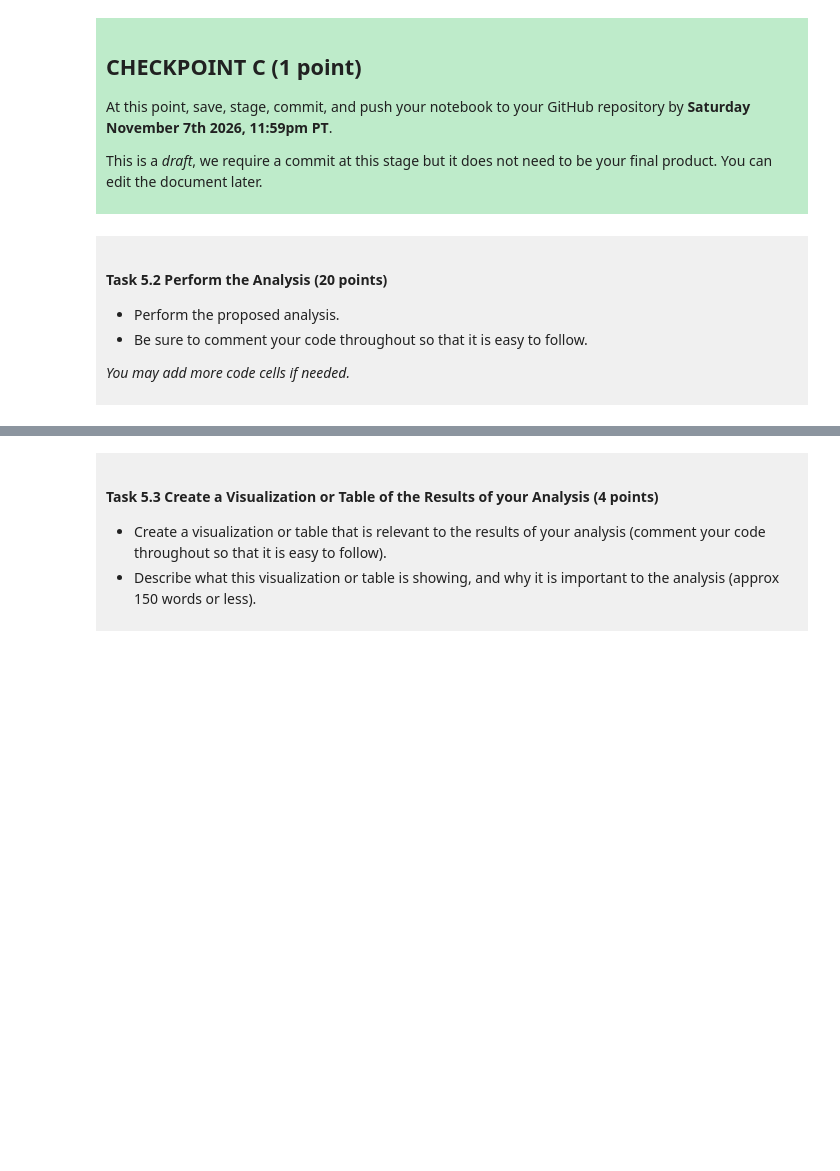
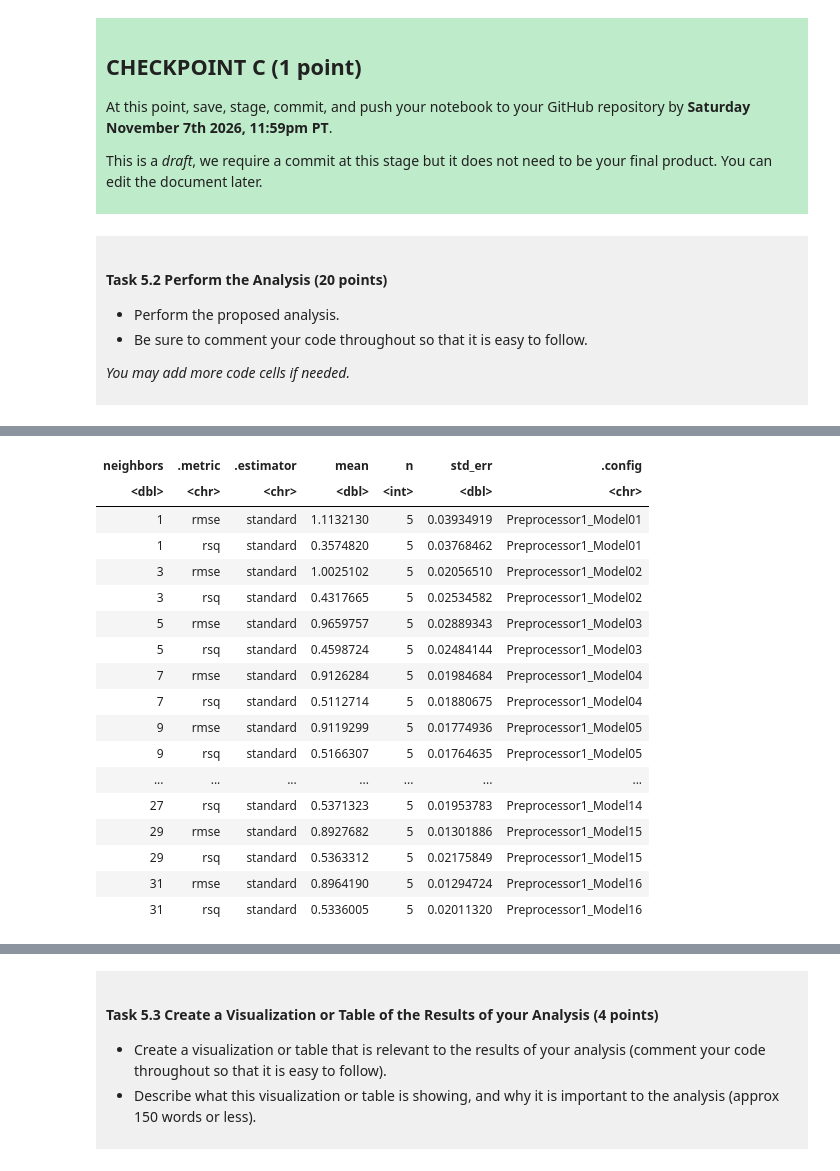
Before and after one commit to tanrozg-cyber/dsci-100-project-tanroz-gill, a Jupyter notebook: dsci-100-project-notebook.ipynb, the cells around one changed output, grey strips where cells are left out. Drawn from its saved outputs; the diff is of its cells as text; code cells hidden in the pictures; blank space fills up the shorter version.

Commit message:
Completed Task 5.2 - KNN Regression Analysis

```diff
--- a/dsci-100-project-notebook.ipynb
+++ b/dsci-100-project-notebook.ipynb
@@ -464,4 +463,76 @@ This is a *draft*, we require a commit at this stage but it does not need to be
 
 </div>
 # %%
-### EDIT THIS CODE CELL ###
+
+library(tidymodels)
+
+# Split the data into 75% training and 25% testing
+set.seed(123)
+basketball_split <- initial_split(basketball_tidy, prop = 0.75)
+
+basketball_train <- training(basketball_split)
+basketball_test <- testing(basketball_split)
+
+# Create 5 folds for cross-validation
+basketball_vfold <- vfold_cv(basketball_train, v = 5)
+
+# Prepare the predictors for KNN regression
+basketball_recipe <- recipe(tourney_wins ~ seed + bid,
+                            data = basketball_train) |>
+    step_dummy(all_nominal_predictors()) |>
+    step_normalize(all_numeric_predictors())
+
+# Create a KNN regression model and tune K
+basketball_spec <- nearest_neighbor(
+    weight_func = "rectangular",
+    neighbors = tune()
+) |>
+    set_engine("kknn") |>
+    set_mode("regression")
+
+# Combine the recipe and model
+basketball_workflow <- workflow() |>
+    add_recipe(basketball_recipe) |>
+    add_model(basketball_spec)
+
+# Try different K values using 5-fold cross-validation
+basketball_results <- basketball_workflow |>
+    tune_grid(
+        resamples = basketball_vfold,
+        grid = tibble(neighbors = seq(1, 31, by = 2)),
+        metrics = metric_set(rmse, rsq)
+    )
+
+# Display the cross-validation results
+basketball_results |>
+    collect_metrics()
+
+# Select the K value with the lowest RMSE
+basketball_best_k <- basketball_results |>
+    select_best(metric = "rmse")
+
+basketball_best_k
+
+# Finalize and train the model
+basketball_final_workflow <- basketball_workflow |>
+    finalize_workflow(basketball_best_k)
+
+basketball_final_fit <- basketball_final_workflow |>
+    fit(data = basketball_train)
+
+# Predict tournament wins for the testing data
+basketball_predictions <- basketball_final_fit |>
+    predict(new_data = basketball_test) |>
+    bind_cols(basketball_test)
+
+# Display the predictions
+basketball_predictions |>
+    select(seed, bid, tourney_wins, .pred) |>
+    slice_head(n = 6)
+
+# Evaluate model performance on the testing data
+basketball_performance <- basketball_predictions |>
+    metrics(truth = tourney_wins, estimate = .pred)
+
+basketball_performance
+# %% [output]
@@ -467,0 +557,18 @@ This is a *draft*, we require a commit at this stage but it does not need to be
+| neighbors | .metric | .estimator | mean | n | std_err | .config |
+| <dbl> | <chr> | <chr> | <dbl> | <int> | <dbl> | <chr> |
+| 1 | rmse | standard | 1.1132130 | 5 | 0.03934919 | Preprocessor1_Model01 |
+| 1 | rsq | standard | 0.3574820 | 5 | 0.03768462 | Preprocessor1_Model01 |
+| 3 | rmse | standard | 1.0025102 | 5 | 0.02056510 | Preprocessor1_Model02 |
+| 3 | rsq | standard | 0.4317665 | 5 | 0.02534582 | Preprocessor1_Model02 |
+| 5 | rmse | standard | 0.9659757 | 5 | 0.02889343 | Preprocessor1_Model03 |
+| 5 | rsq | standard | 0.4598724 | 5 | 0.02484144 | Preprocessor1_Model03 |
+| 7 | rmse | standard | 0.9126284 | 5 | 0.01984684 | Preprocessor1_Model04 |
+| 7 | rsq | standard | 0.5112714 | 5 | 0.01880675 | Preprocessor1_Model04 |
+| 9 | rmse | standard | 0.9119299 | 5 | 0.01774936 | Preprocessor1_Model05 |
+| 9 | rsq | standard | 0.5166307 | 5 | 0.01764635 | Preprocessor1_Model05 |
+| ... | ... | ... | ... | ... | ... | ... |
+| 27 | rsq | standard | 0.5371323 | 5 | 0.01953783 | Preprocessor1_Model14 |
+| 29 | rmse | standard | 0.8927682 | 5 | 0.01301886 | Preprocessor1_Model15 |
+| 29 | rsq | standard | 0.5363312 | 5 | 0.02175849 | Preprocessor1_Model15 |
+| 31 | rmse | standard | 0.8964190 | 5 | 0.01294724 | Preprocessor1_Model16 |
+| 31 | rsq | standard | 0.5336005 | 5 | 0.02011320 | Preprocessor1_Model16 |
```
Also changed, not shown: parts of 3 cells of this notebook.
